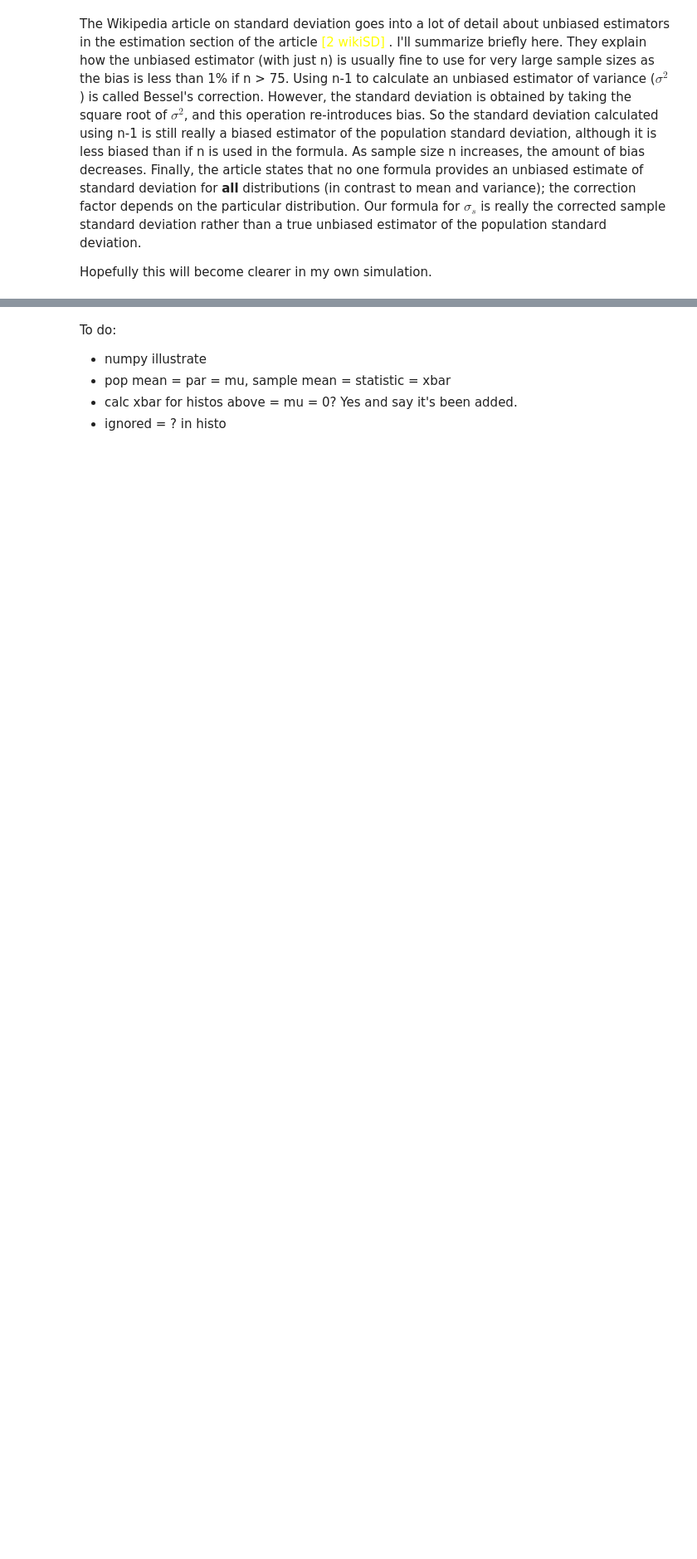
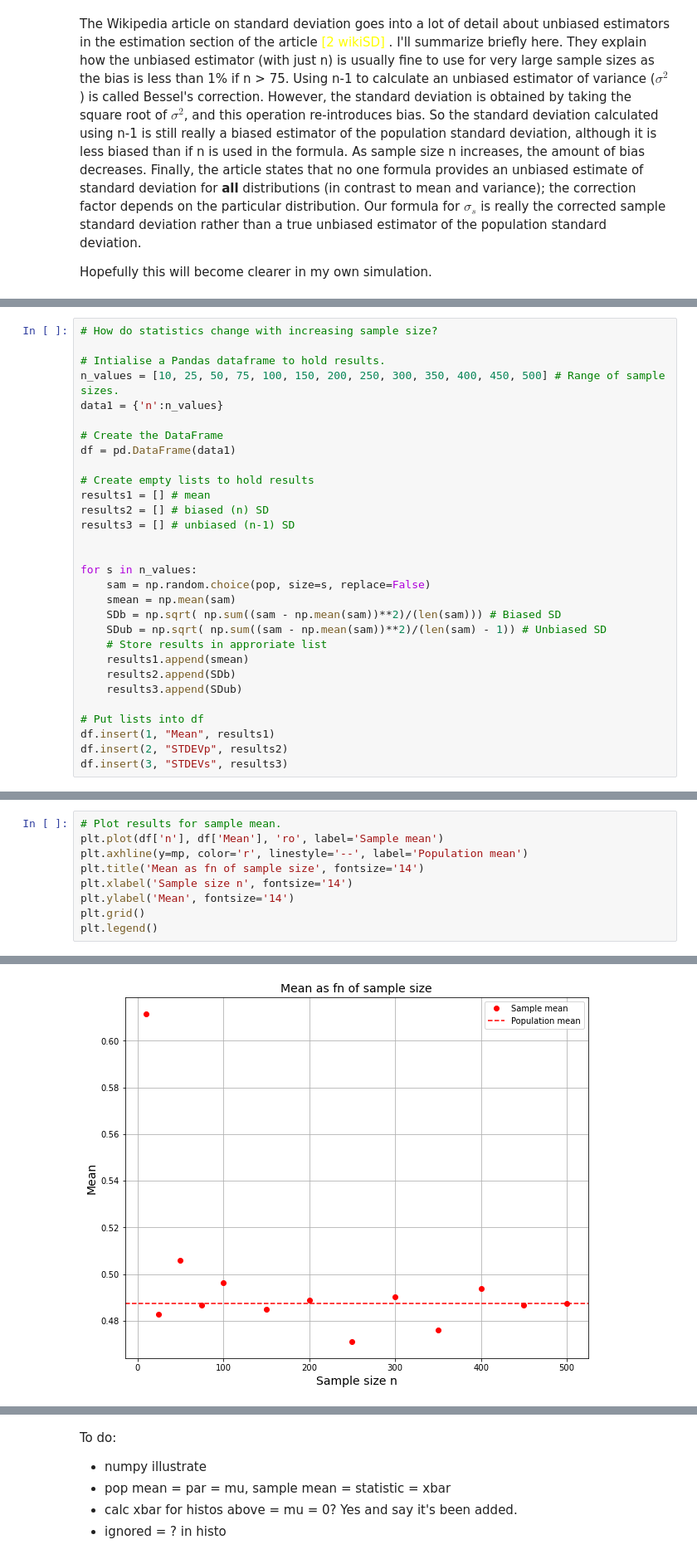
Before and after one commit to elizabethdaly/tasks-machine-learning, a Jupyter notebook: tasks-machine-learning.ipynb, the cells around one changed output, grey strips where cells are left out. Shown at 83% size. Drawn from its saved outputs; the diff is of its cells as text; blank space fills up the shorter version.

Commit message:
Finish simulation of sampling from a population & plot results

```diff
--- a/tasks-machine-learning.ipynb
+++ b/tasks-machine-learning.ipynb
@@ -479,0 +483,30 @@ Biased Standard Deviation = 0.29364; Unbiased Standard Deviation = 0.29512
+# %%
+# How do statistics change with increasing sample size?
+
+# Intialise a Pandas dataframe to hold results.
+n_values = [10, 25, 50, 75, 100, 150, 200, 250, 300, 350, 400, 450, 500] # Range of sample sizes.
+data1 = {'n':n_values}
+
+# Create the DataFrame
+df = pd.DataFrame(data1)
+
+# Create empty lists to hold results
+results1 = [] # mean
+results2 = [] # biased (n) SD
+results3 = [] # unbiased (n-1) SD
+
+
+for s in n_values:
+    sam = np.random.choice(pop, size=s, replace=False)
+    smean = np.mean(sam)
+    SDb = np.sqrt( np.sum((sam - np.mean(sam))**2)/(len(sam))) # Biased SD
+    SDub = np.sqrt( np.sum((sam - np.mean(sam))**2)/(len(sam) - 1)) # Unbiased SD
+    # Store results in approriate list
+    results1.append(smean)
+    results2.append(SDb)
+    results3.append(SDub)
+
+# Put lists into df
+df.insert(1, "Mean", results1)
+df.insert(2, "STDEVp", results2)
+df.insert(3, "STDEVs", results3)
@@ -479,0 +530,10 @@ Biased Standard Deviation = 0.29364; Unbiased Standard Deviation = 0.29512
+# %%
+# Plot results for sample mean.
+plt.plot(df['n'], df['Mean'], 'ro', label='Sample mean')
+plt.axhline(y=mp, color='r', linestyle='--', label='Population mean')
+plt.title('Mean as fn of sample size', fontsize='14')
+plt.xlabel('Sample size n', fontsize='14')
+plt.ylabel('Mean', fontsize='14')
+plt.grid()
+plt.legend()
+# %% [output]
@@ -479,0 +541 @@ Biased Standard Deviation = 0.29364; Unbiased Standard Deviation = 0.29512
+[figure, added]
```
Also changed, not shown: parts of 19 cells of this notebook, 1 other file.
